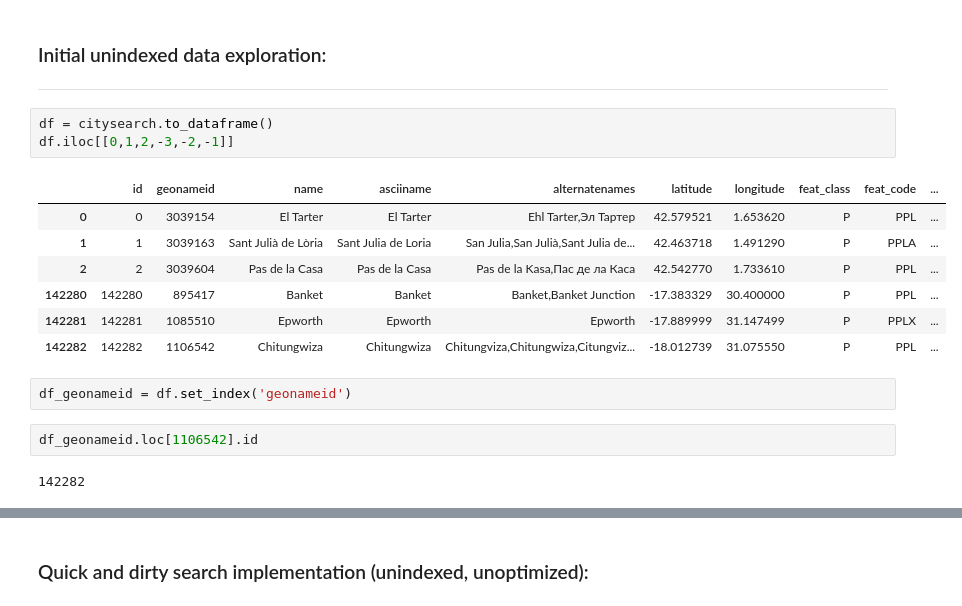
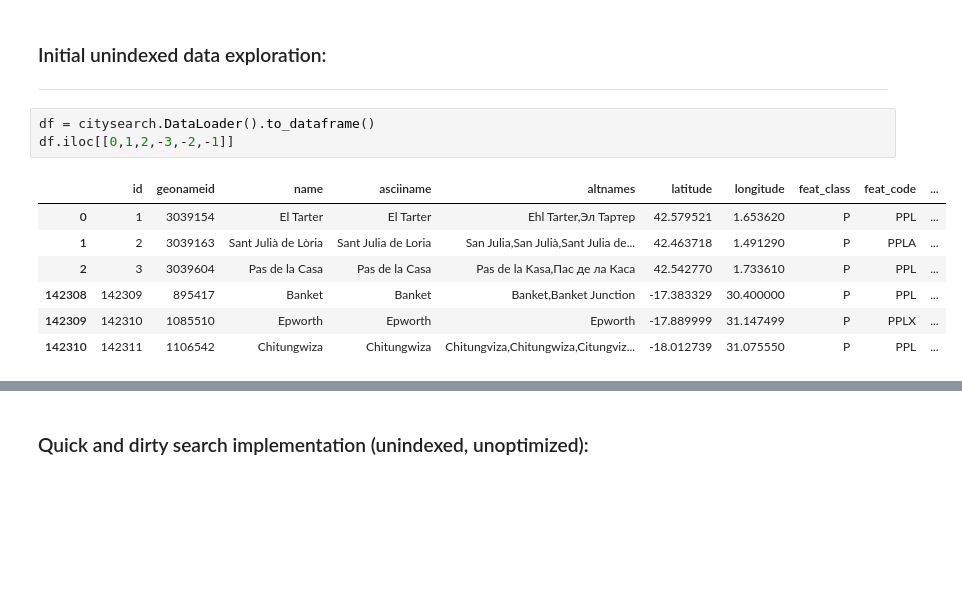
Before and after one commit to JoelBondurant/citysearch, a Jupyter notebook: src/citysearch.ipynb, the cells around one changed output, grey strips where cells are left out. Drawn from its saved outputs; the diff is of its cells as text; blank space fills up the shorter version.

```diff
--- a/src/citysearch.ipynb
+++ b/src/citysearch.ipynb
@@ -13,22 +13,16 @@ imp.reload(citysearch);
 ### Initial unindexed data exploration:
 ---
 # %%
-df = citysearch.to_dataframe()
+df = citysearch.DataLoader().to_dataframe()
 df.iloc[[0,1,2,-3,-2,-1]]
 # %% [output]
-|  | id | geonameid | name | asciiname | alternatenames | latitude | longitude | feat_class | feat_code | ... |
-| 0 | 0 | 3039154 | El Tarter | El Tarter | Ehl Tarter,Эл Тартер | 42.579521 | 1.653620 | P | PPL | ... |
-| 1 | 1 | 3039163 | Sant Julià de Lòria | Sant Julia de Loria | San Julia,San Julià,Sant Julia de... | 42.463718 | 1.491290 | P | PPLA | ... |
-| 2 | 2 | 3039604 | Pas de la Casa | Pas de la Casa | Pas de la Kasa,Пас де ла Каса | 42.542770 | 1.733610 | P | PPL | ... |
-| 142280 | 142280 | 895417 | Banket | Banket | Banket,Banket Junction | -17.383329 | 30.400000 | P | PPL | ... |
-| 142281 | 142281 | 1085510 | Epworth | Epworth | Epworth | -17.889999 | 31.147499 | P | PPLX | ... |
-| 142282 | 142282 | 1106542 | Chitungwiza | Chitungwiza | Chitungviza,Chitungwiza,Citungviz... | -18.012739 | 31.075550 | P | PPL | ... |
+|  | id | geonameid | name | asciiname | altnames | latitude | longitude | feat_class | feat_code | ... |
+| 0 | 1 | 3039154 | El Tarter | El Tarter | Ehl Tarter,Эл Тартер | 42.579521 | 1.653620 | P | PPL | ... |
+| 1 | 2 | 3039163 | Sant Julià de Lòria | Sant Julia de Loria | San Julia,San Julià,Sant Julia de... | 42.463718 | 1.491290 | P | PPLA | ... |
+| 2 | 3 | 3039604 | Pas de la Casa | Pas de la Casa | Pas de la Kasa,Пас де ла Каса | 42.542770 | 1.733610 | P | PPL | ... |
+| 142308 | 142309 | 895417 | Banket | Banket | Banket,Banket Junction | -17.383329 | 30.400000 | P | PPL | ... |
+| 142309 | 142310 | 1085510 | Epworth | Epworth | Epworth | -17.889999 | 31.147499 | P | PPLX | ... |
+| 142310 | 142311 | 1106542 | Chitungwiza | Chitungwiza | Chitungviza,Chitungwiza,Citungviz... | -18.012739 | 31.075550 | P | PPL | ... |
-# %%
-df_geonameid = df.set_index('geonameid')
-# %%
-df_geonameid.loc[1106542].id
-# %% [output]
-142282
 # %%
 df.shape
 # %% [output]
```
Also changed, not shown: parts of 43 cells of this notebook, 11 other files.
